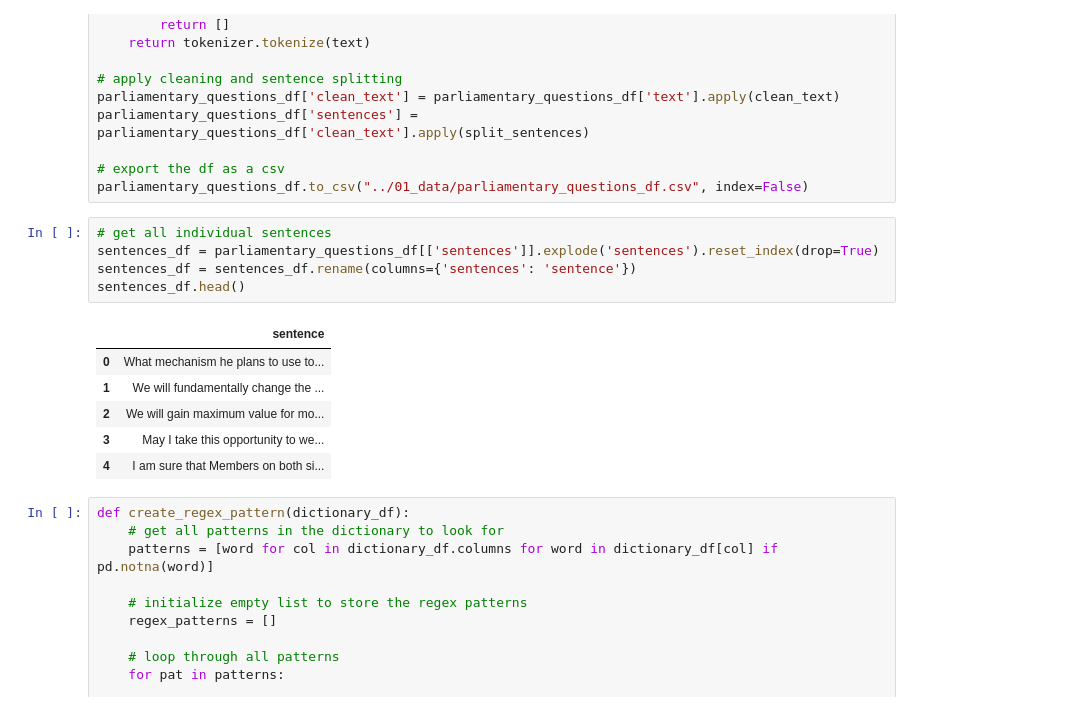
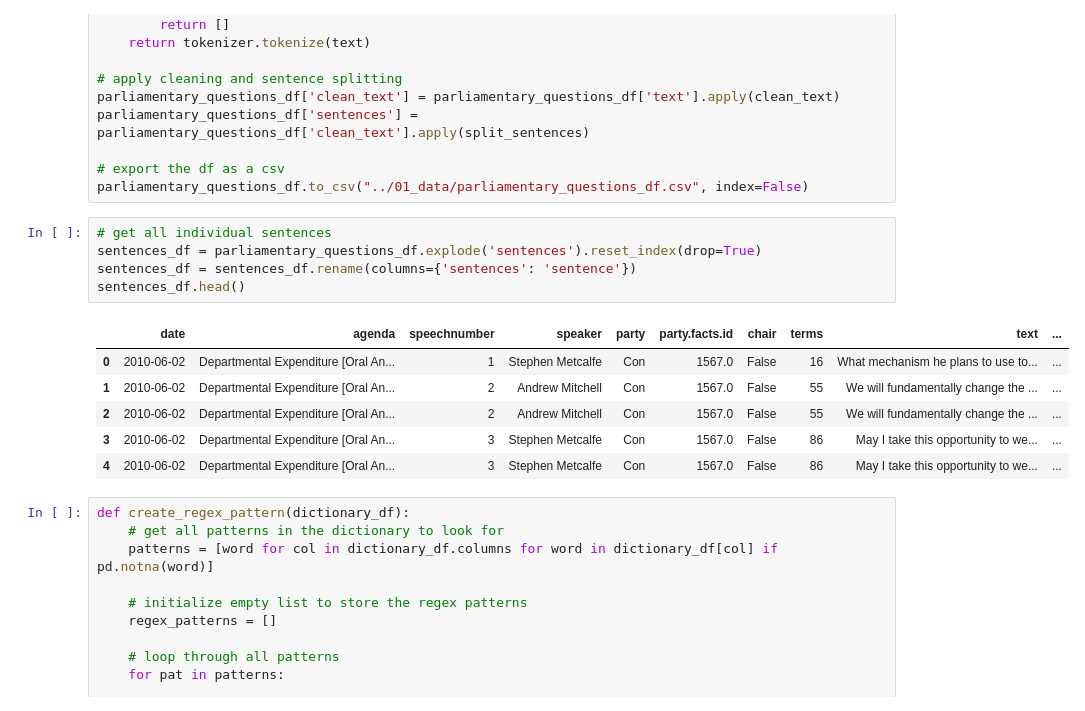
Before and after one commit to MaximilianWeiland/Master_Thesis, a Jupyter notebook: 03_preprocessing/preprocess_raw_data.ipynb, the cells around one changed output. Saved outputs shown, nothing was run; the diff lists cells and outputs as text.

```diff
--- a/03_preprocessing/preprocess_raw_data.ipynb
+++ b/03_preprocessing/preprocess_raw_data.ipynb
@@ -100,16 +100,16 @@ parliamentary_questions_df['sentences'] = parliamentary_questions_df['clean_text
 parliamentary_questions_df.to_csv("../01_data/parliamentary_questions_df.csv", index=False)
 # %%
 # get all individual sentences
-sentences_df = parliamentary_questions_df[['sentences']].explode('sentences').reset_index(drop=True)
+sentences_df = parliamentary_questions_df.explode('sentences').reset_index(drop=True)
 sentences_df = sentences_df.rename(columns={'sentences': 'sentence'})
 sentences_df.head()
 # %% [output]
-|  | sentence |
-| 0 | What mechanism he plans to use to... |
-| 1 | We will fundamentally change the ... |
-| 2 | We will gain maximum value for mo... |
-| 3 | May I take this opportunity to we... |
-| 4 | I am sure that Members on both si... |
+|  | date | agenda | speechnumber | speaker | party | party.facts.id | chair | terms | text | ... |
+| 0 | 2010-06-02 | Departmental Expenditure [Oral An... | 1 | Stephen Metcalfe | Con | 1567.0 | False | 16 | What mechanism he plans to use to... | ... |
+| 1 | 2010-06-02 | Departmental Expenditure [Oral An... | 2 | Andrew Mitchell | Con | 1567.0 | False | 55 | We will fundamentally change the ... | ... |
+| 2 | 2010-06-02 | Departmental Expenditure [Oral An... | 2 | Andrew Mitchell | Con | 1567.0 | False | 55 | We will fundamentally change the ... | ... |
+| 3 | 2010-06-02 | Departmental Expenditure [Oral An... | 3 | Stephen Metcalfe | Con | 1567.0 | False | 86 | May I take this opportunity to we... | ... |
+| 4 | 2010-06-02 | Departmental Expenditure [Oral An... | 3 | Stephen Metcalfe | Con | 1567.0 | False | 86 | May I take this opportunity to we... | ... |
 # %%
 def create_regex_pattern(dictionary_df):
     # get all patterns in the dictionary to look for
```
Also changed, not shown: parts of 2 cells of this notebook, 8 other files.
